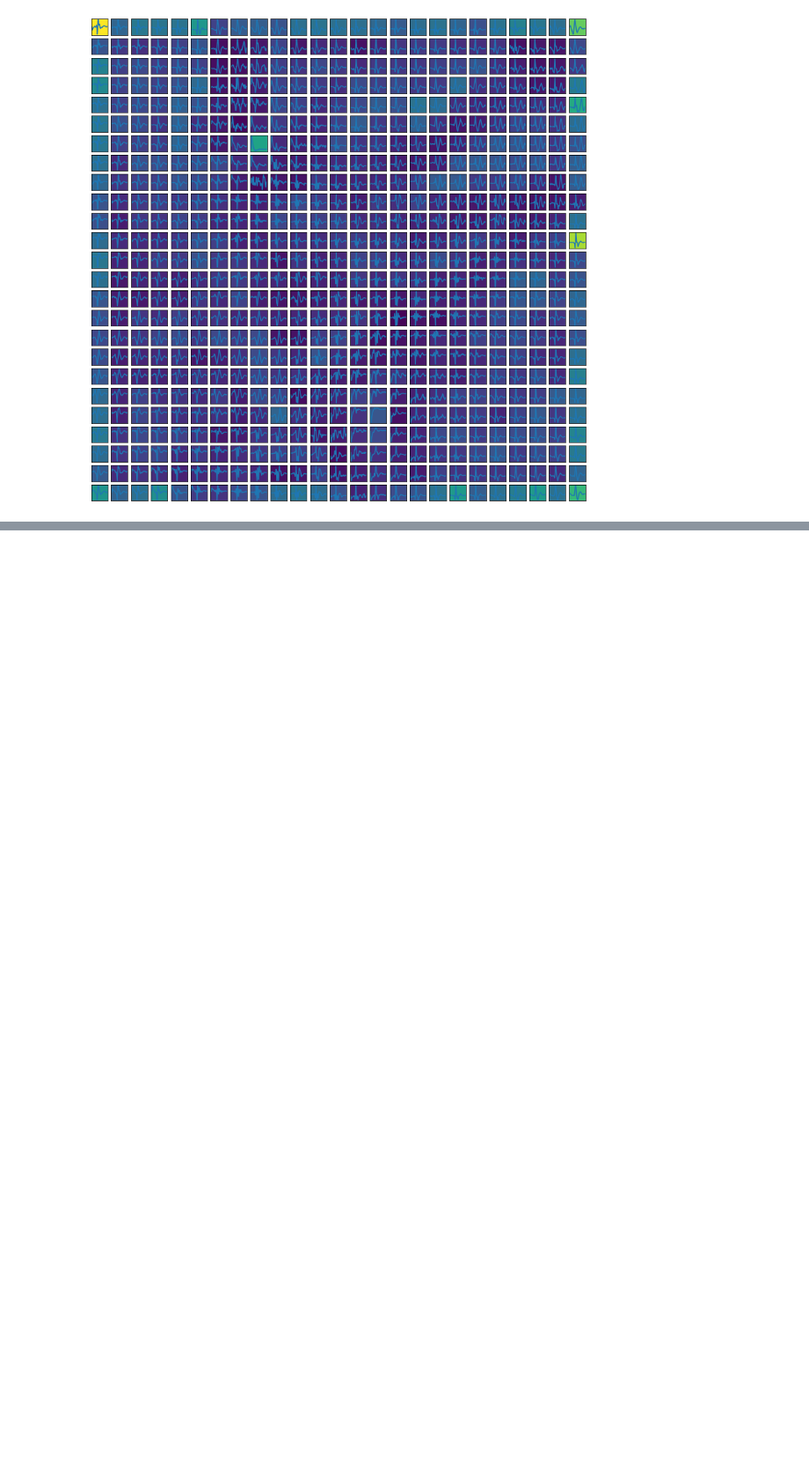
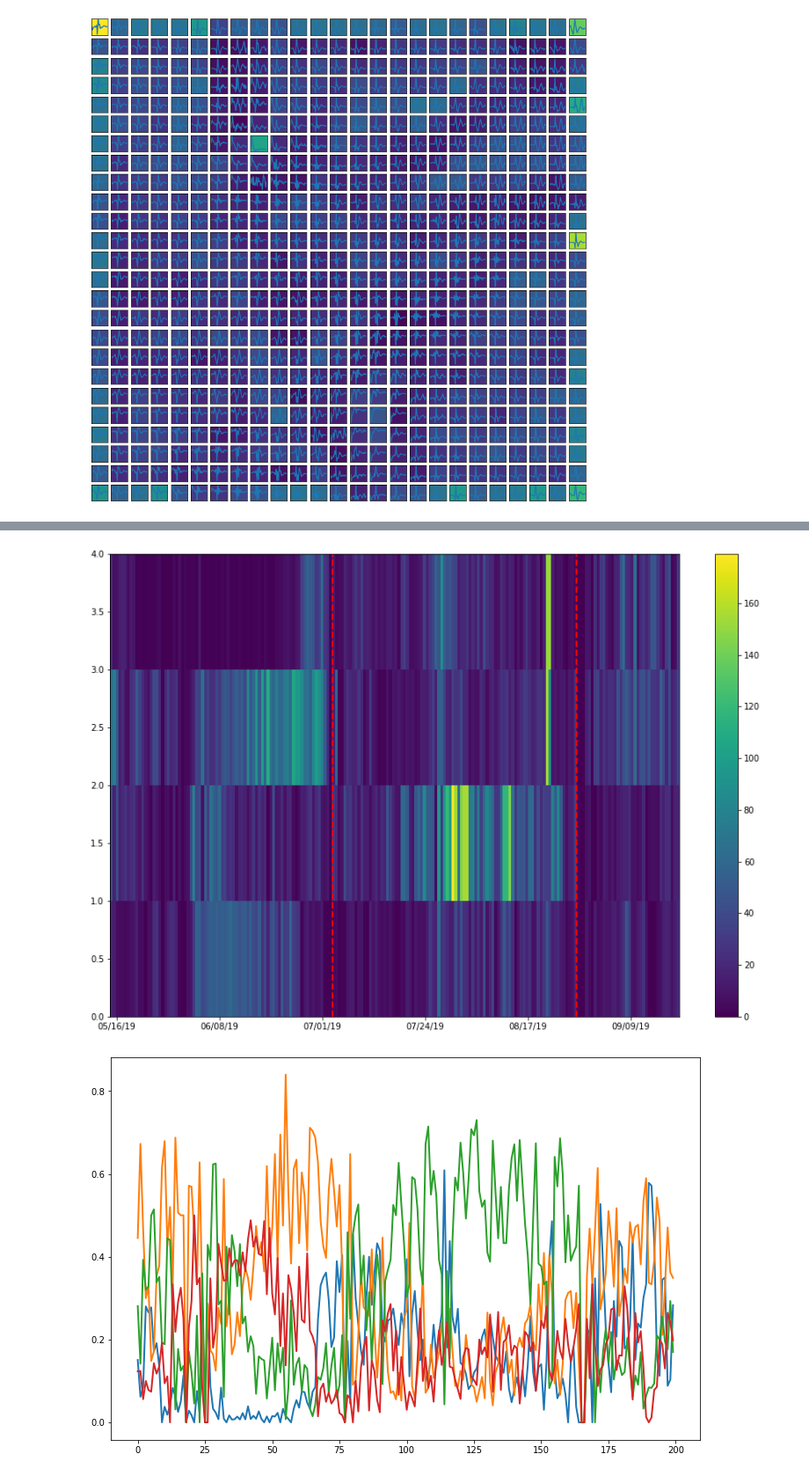
Before and after one commit to llayer/StromboliWF, a Jupyter notebook: som.ipynb, the cells around one changed output, grey strips where cells are left out. Shown at 88% size. Saved outputs shown, nothing was run; the diff lists cells and outputs as text; code cells hidden in the pictures; blank space fills up the shorter version.

```diff
--- a/som.ipynb
+++ b/som.ipynb
@@ -224,6 +103,0 @@ plot_dmap(weights, pred_weights, som, size_x, size_y)
-# %%
-df['cluster'] = pred_y
-# %%
-df['t-sne_x'] = tsne_values[:,0]
-# %%
-df['t-sne_y'] = tsne_values[:,1]
@@ -274,0 +129,5 @@ k
+# %%
+ana.plot_hist2d(df, 'cluster_som_kmeans', n_clusters)
+# %% [output]
+[figure, added]
+[figure, added]
```
Also changed, not shown: parts of 43 cells of this notebook, 1 other file.
